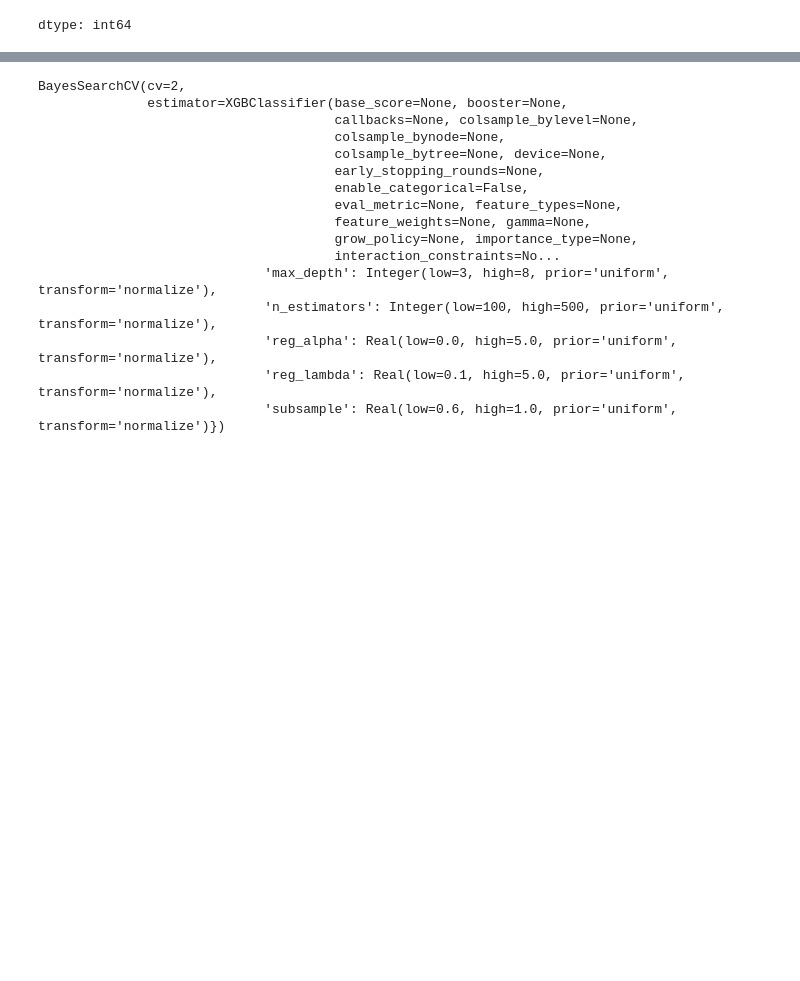
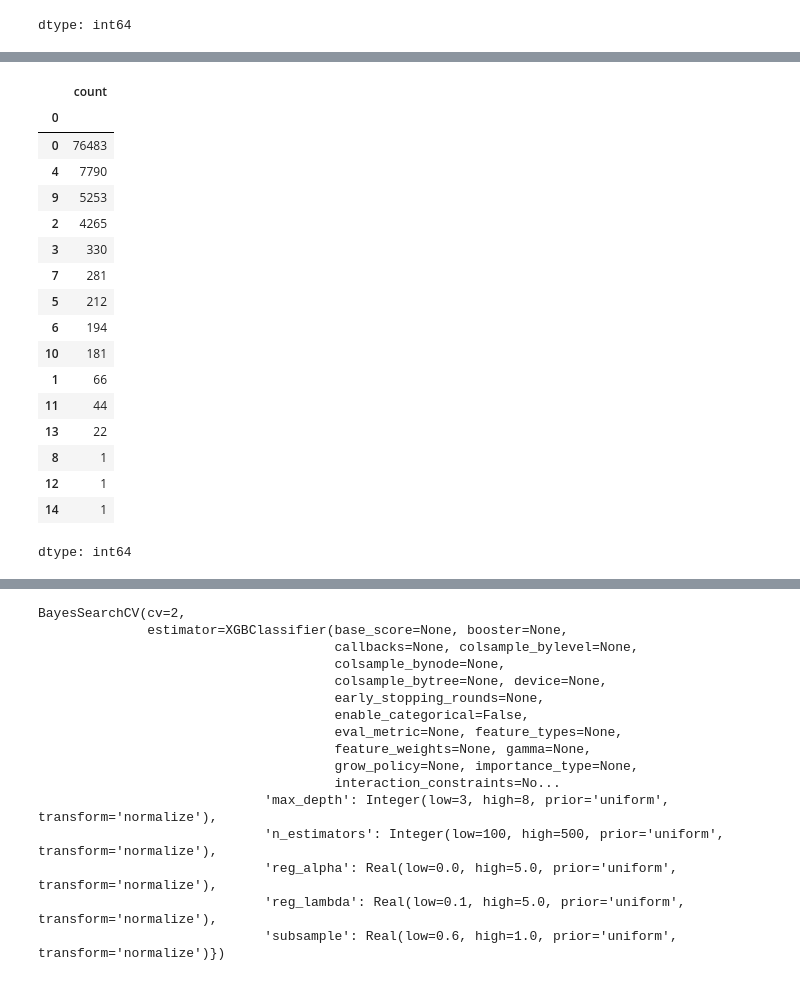
Before and after one commit to OmegaS48/Internship_NITP, a Jupyter notebook: Intern_Day5.ipynb, the cells around one changed output, grey strips where cells are left out. Saved outputs shown, nothing was run; the diff lists cells and outputs as text; code cells hidden in the pictures; blank space fills up the shorter version.

```diff
--- a/Intern_Day5.ipynb
+++ b/Intern_Day5.ipynb
@@ -659 +621,3 @@ Xt.isnull().sum()
 dtype: int64
+# %%
+Yt=labelencoder.transform(Yt)
@@ -659,0 +628,2 @@ dtype: int64
+# %%
+t=pd.DataFrame(Yt)
@@ -659,0 +639,21 @@ dtype: int64
+# %%
+t.value_counts()
+# %% [output]
+|  | count |
+| 0 |  |
+| 0 | 76483 |
+| 4 | 7790 |
+| 9 | 5253 |
+| 2 | 4265 |
+| 3 | 330 |
+| 7 | 281 |
+| 5 | 212 |
+| 6 | 194 |
+| 10 | 181 |
+| 1 | 66 |
+| 11 | 44 |
+| 13 | 22 |
+| 8 | 1 |
+| 12 | 1 |
+| 14 | 1 |
+dtype: int64
```
Also changed, not shown: parts of 25 cells of this notebook.
